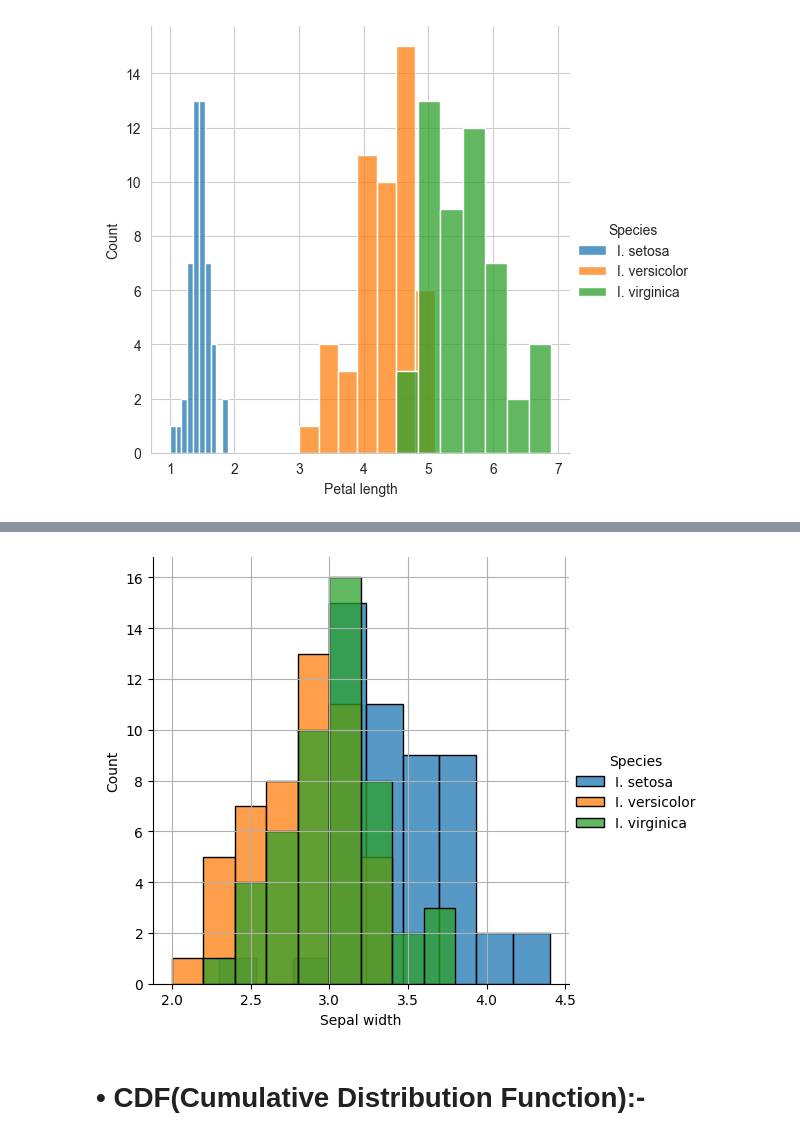
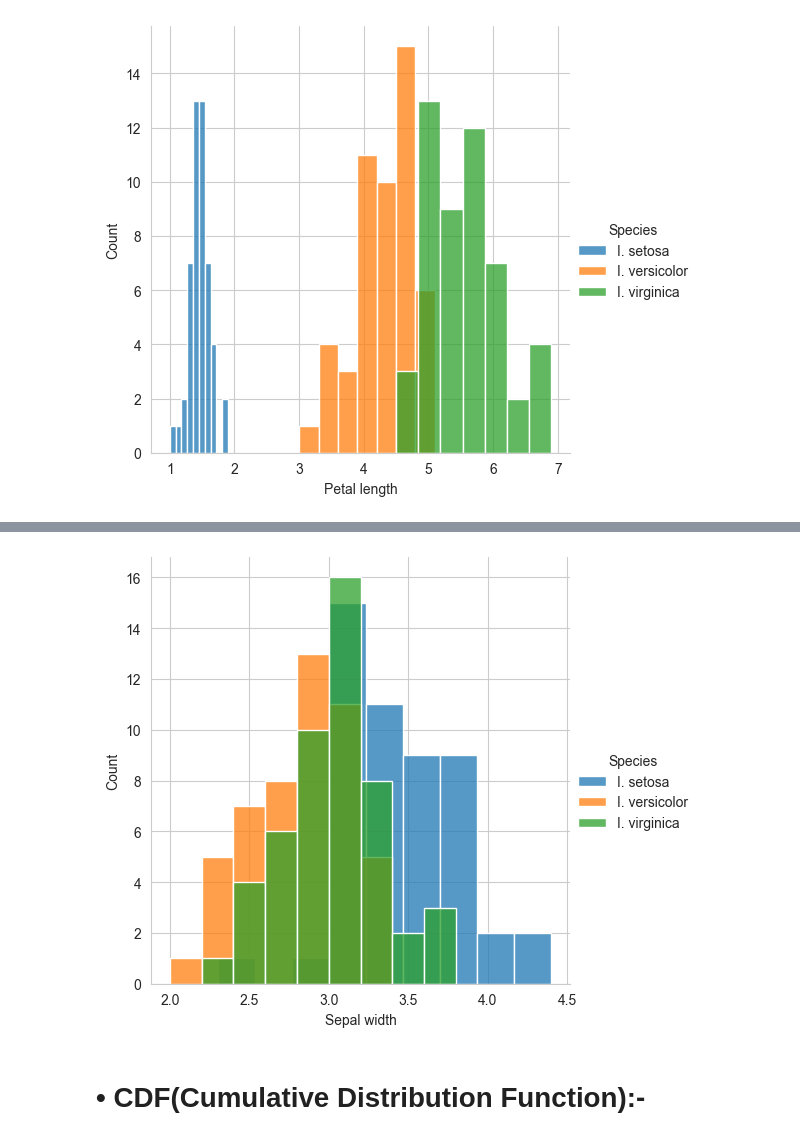
Before and after one commit to Om-Prakash01/ClassroomCummunity-Git, a Jupyter notebook: ML/Module-2/session_1.ipynb, the cells around one changed output, grey strips where cells are left out. Cells and saved outputs as stored; diff of their text form; code cells hidden in the pictures.

```diff
--- a/ML/Module-2/session_1.ipynb
+++ b/ML/Module-2/session_1.ipynb
@@ -353,14 +334,14 @@ plt.show()
 # %%
 # Plotting as Sepal width
 
 sns.FacetGrid(iris, hue="Species", height=5) \
     .map(sns.histplot, "Sepal width") \
     .add_legend()
 
-plt.grid()
+# plt.grid()
 plt.show()
 # %% [output]
-[figure, old version]
+[figure, new version]
 # %% [markdown]
 # • CDF(Cumulative Distribution Function):-
 # %%
```
Also changed, not shown: parts of 8 cells of this notebook.
